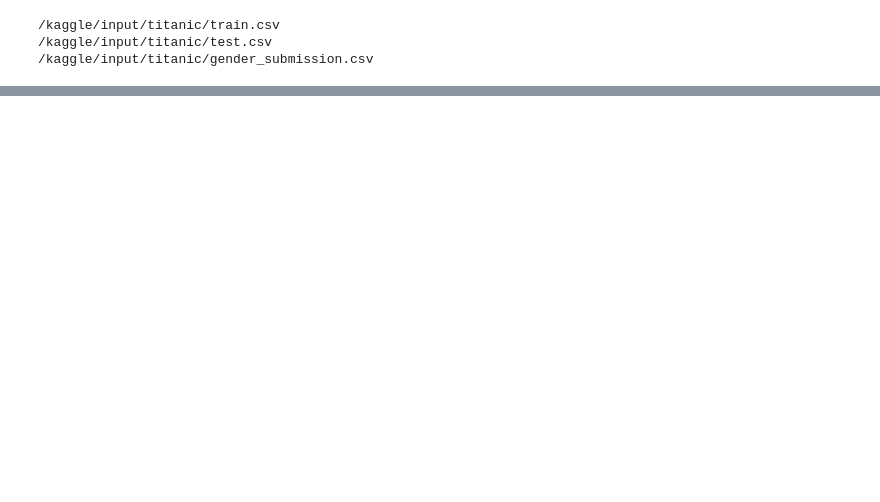
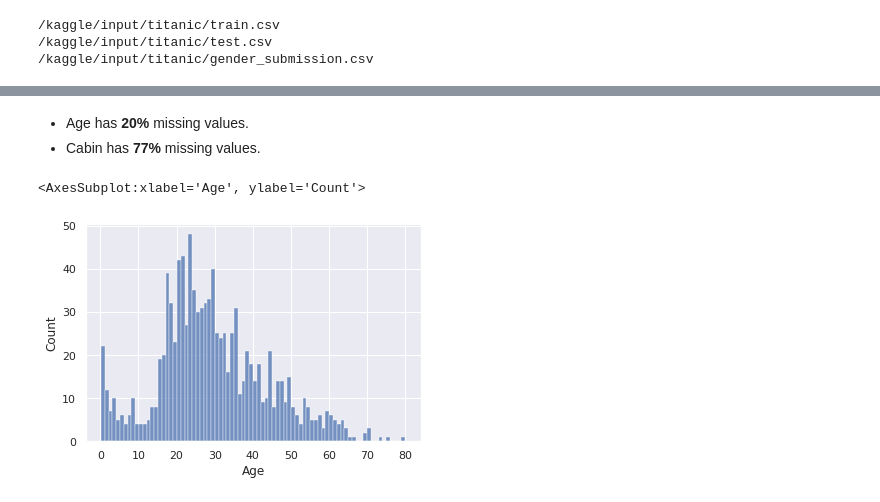
Before and after one commit to mebi-ali/Titanic_Survival_Predication, a Jupyter notebook: Titanic-Survival-Predication.ipynb, the cells around one changed output, grey strips where cells are left out. Cells and saved outputs as stored; diff of their text form; code cells hidden in the pictures; blank space fills up the shorter version.

```diff
--- a/Titanic-Survival-Predication.ipynb
+++ b/Titanic-Survival-Predication.ipynb
@@ -1 +31,14 @@
+# %%
+# This Python 3 environment comes with many helpful analytics libraries installed
+# It is defined by the kaggle/python Docker image: https://github.com/kaggle/docker-python
+# For example, here's several helpful packages to load
+
+import os # Path to file
+import numpy as np # linear algebra
+import pandas as pd # data processing, CSV file I/O (e.g. pd.read_csv)
+import matplotlib.pyplot  as plt # Data visulization
+import seaborn as sns  # Data visulization
+import warnings # warning filter
+%matplotlib inline
+sns.set(style="darkgrid")
 # %%
@@ -21,5 +57,6 @@ for dirname, _, filenames in os.walk('/kaggle/input'):
 /kaggle/input/titanic/test.csv
 /kaggle/input/titanic/gender_submission.csv
 # %%
+# Loading Data.
 train = pd.read_csv('/kaggle/input/titanic/train.csv')
-train.describe()
+test = pd.read_csv('/kaggle/input/titanic/test.csv')
@@ -35,0 +144,6 @@ train.describe()
+# %%
+# Combining Datasets
+train['source'] = 'train'
+test['source'] = 'test'
+data = pd.concat([train, test], ignore_index=True)
+print('After combining the datasets: ', data.shape)
@@ -35,0 +152,3 @@ train.describe()
+# %%
+# Check Dupicates
+data.drop_duplicates(inplace=True)
@@ -35,0 +210,14 @@ train.describe()
+# %% [markdown]
+* Age has **20%** missing values.
+* Cabin has **77%** missing values.
+# %%
+# Lets Impute missing values
+
+# Age is numeric
+# ax = sns.boxplot(data=data, x='Age')
+# plt.title('Age Box Plot')
+
+sns.histplot(data=data, x=data['Age'], bins=80)
+# %% [output]
+<AxesSubplot:xlabel='Age', ylabel='Count'>
+[figure, added]
```
Also changed, not shown: parts of 16 cells of this notebook.
